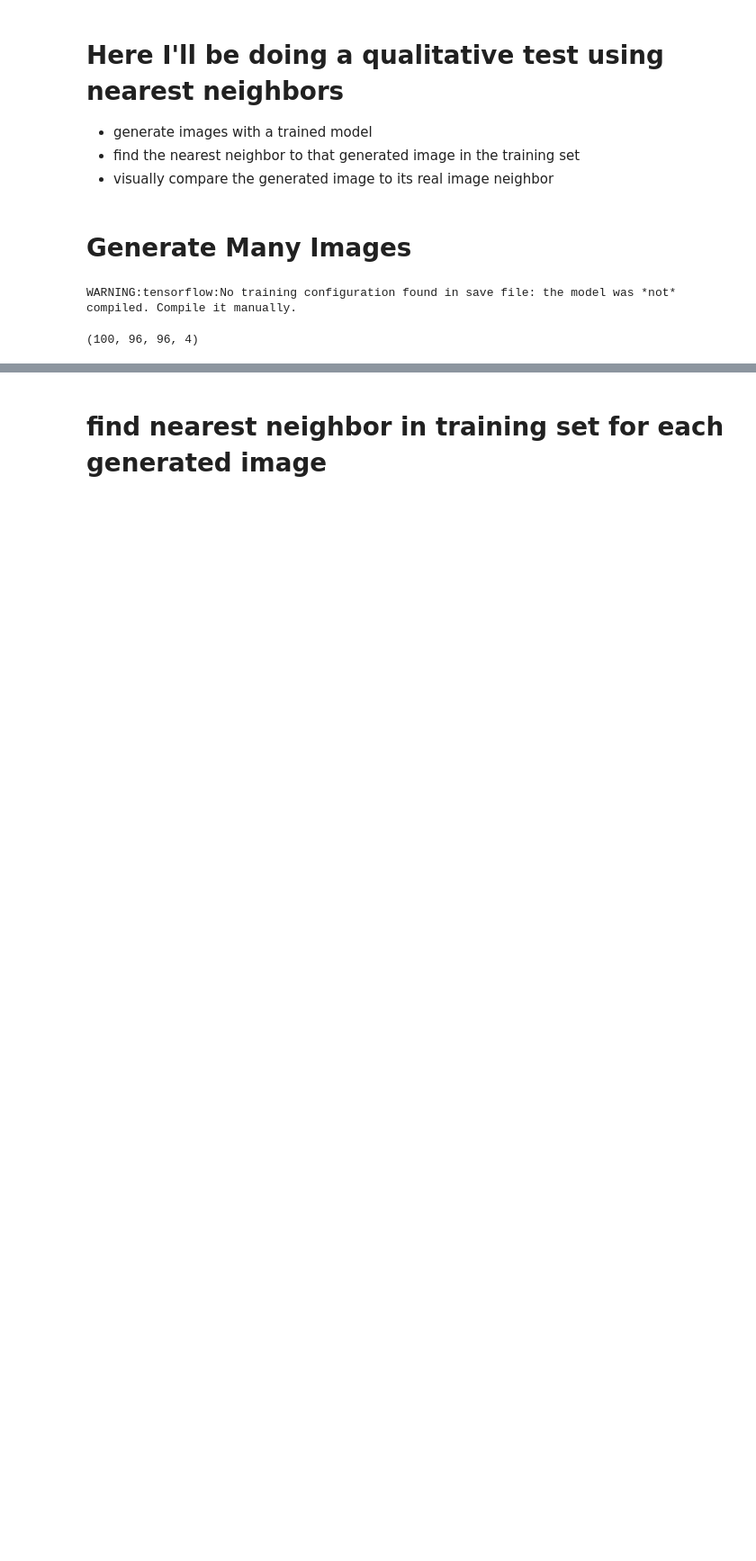
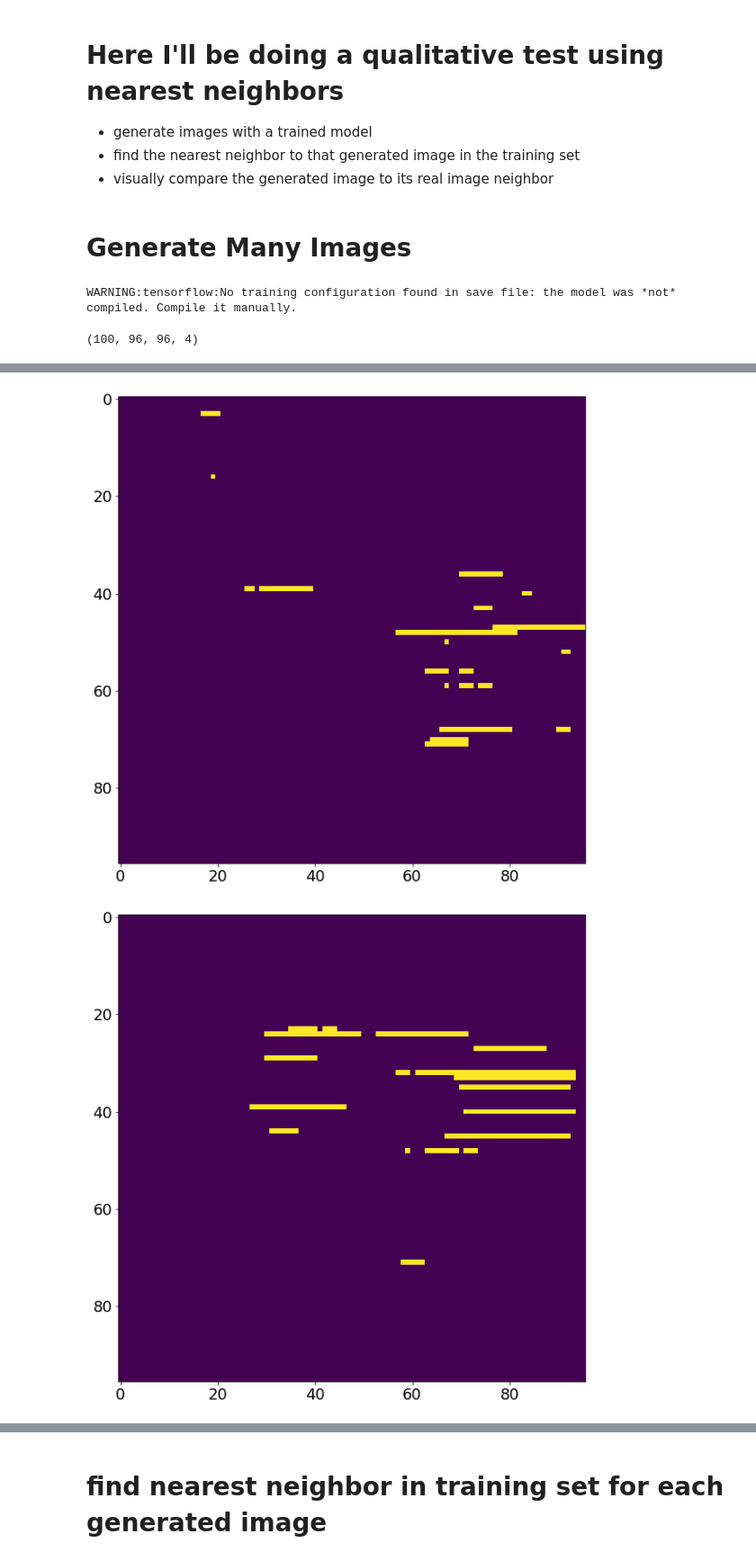
Before and after one commit to Collin-Dabbieri/GAN_Project, a Jupyter notebook: WassGAN/NearestNeighbors.ipynb, the cells around one changed output, grey strips where cells are left out. Shown at 90% size. Saved outputs shown, nothing was run; the diff lists cells and outputs as text; code cells hidden in the pictures; blank space fills up the shorter version.

```diff
--- a/WassGAN/NearestNeighbors.ipynb
+++ b/WassGAN/NearestNeighbors.ipynb
@@ -46,0 +60,31 @@ print(generated_plots.shape)
+# %%
+def clip_plots(generated_plots,threshold=0.5):
+
+    num_plots=generated_plots.shape[0]
+    image_height=generated_plots.shape[1]
+    image_width=generated_plots.shape[2]
+    num_channels=generated_plots.shape[3]
+
+    generated_plots_clipped=np.zeros((num_plots,image_height,image_width,num_channels))
+
+    for i in range(num_plots):
+        for j in range(image_height):
+            for k in range(image_width):
+                for m in range(num_channels):
+
+                    pixel_check=generated_plots[i,j,k,m]
+
+                    if pixel_check>threshold:
+
+                        generated_plots_clipped[i,j,k,m]=1
+
+    return generated_plots_clipped
+
+generated_plots_clipped=clip_plots(generated_plots)
+# %%
+for i in range(5):
+    plt.imshow(generated_plots_clipped[i,:,:,0].reshape((96,96)))
+    plt.show()
+# %% [output]
+[figure, added]
+[figure, added]
```
Also changed, not shown: parts of 12 cells of this notebook, 4 other files.
